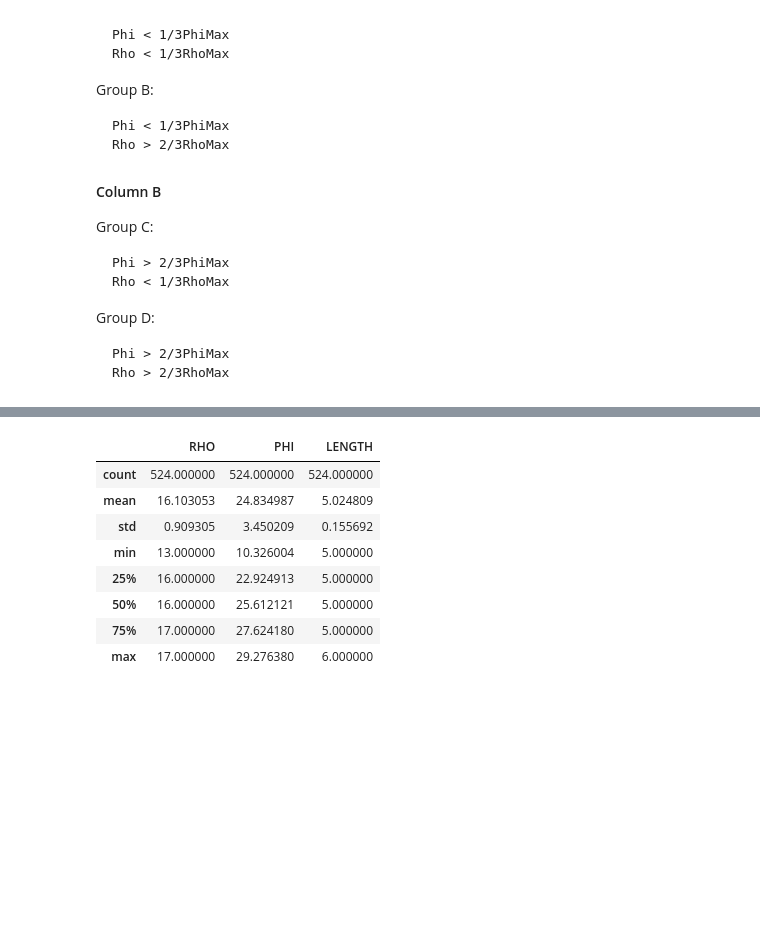
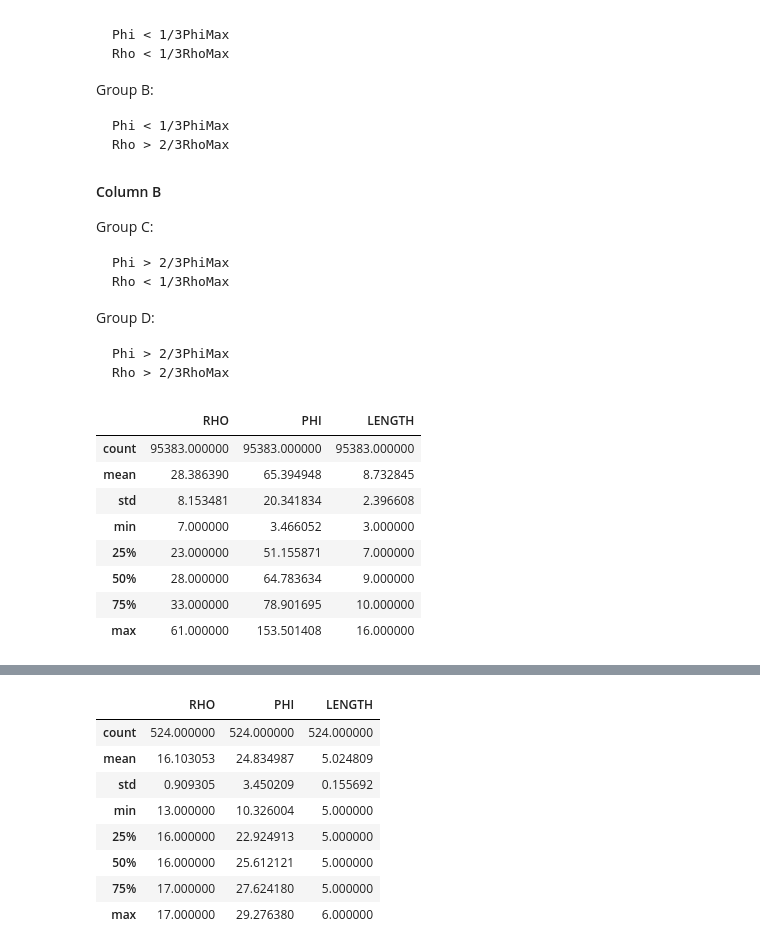
Before and after one commit to wakaru44/letter_counting, a Jupyter notebook: code/Letter Counting.ipynb, the cells around one changed output, grey strips where cells are left out. Saved outputs shown, nothing was run; the diff lists cells and outputs as text; code cells hidden in the pictures; blank space fills up the shorter version.

```diff
--- a/code/Letter Counting.ipynb
+++ b/code/Letter Counting.ipynb
@@ -568,3 +568,16 @@ Group D:
 
     Phi > 2/3PhiMax
     Rho > 2/3RhoMax
+# %%
+# This is how the full original database looks like
+data.describe()
+# %% [output]
+|  | RHO | PHI | LENGTH |
+| count | 95383.000000 | 95383.000000 | 95383.000000 |
+| mean | 28.386390 | 65.394948 | 8.732845 |
+| std | 8.153481 | 20.341834 | 2.396608 |
+| min | 7.000000 | 3.466052 | 3.000000 |
+| 25% | 23.000000 | 51.155871 | 7.000000 |
+| 50% | 28.000000 | 64.783634 | 9.000000 |
+| 75% | 33.000000 | 78.901695 | 10.000000 |
+| max | 61.000000 | 153.501408 | 16.000000 |
```
Also changed, not shown: parts of 4 cells of this notebook, 8 other files.
